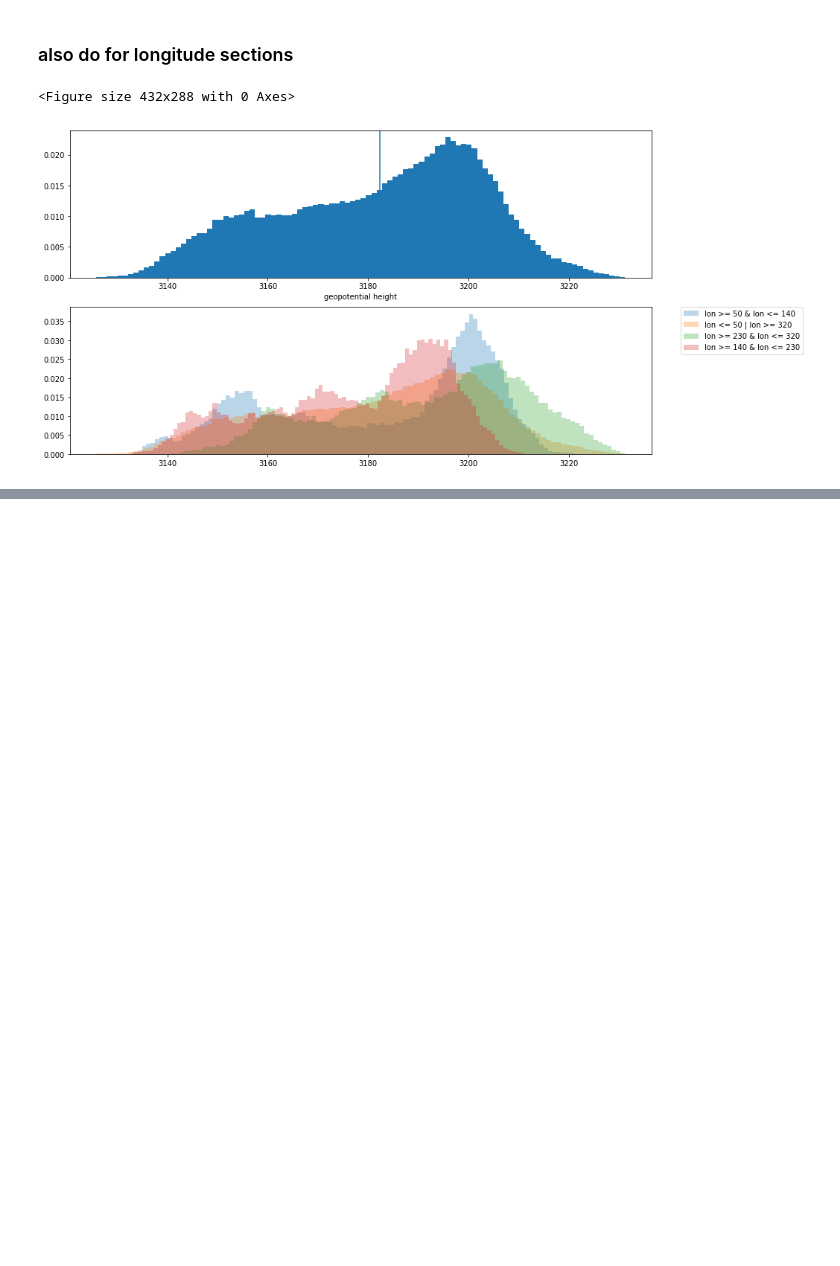
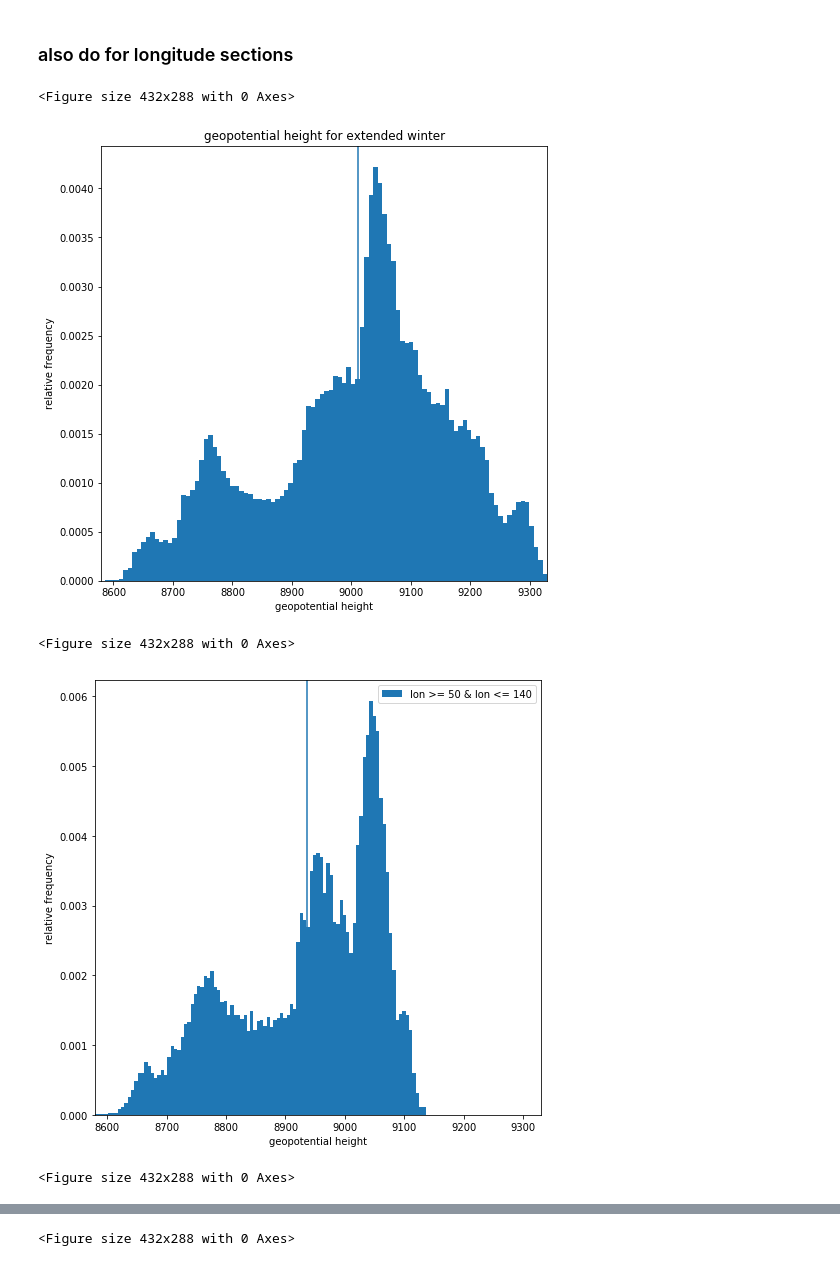
Before and after one commit to csyhuang/python-climate-data-processing, a Jupyter notebook: submission_from_claire/40.5N-processing/40.5N-longsimulation.ipynb, the cells around one changed output, grey strips where cells are left out. Drawn from its saved outputs; the diff is of its cells as text; code cells hidden in the pictures; blank space fills up the shorter version.

```diff
--- a/submission_from_claire/40.5N-processing/40.5N-longsimulation.ipynb
+++ b/submission_from_claire/40.5N-processing/40.5N-longsimulation.ipynb
@@ -163,7 +160,7 @@ def lon_sort(lon):
 # %%
 #get beginning and end of each index
 lon_index_sort = [[i for i in range(240) if lon_sort(i*1.5) == j + 1] for j in range(4)]
-beginning_lons = [entry[i] for entry in lon_index_sort]
+beginning_lons = [entry[0] for entry in lon_index_sort]
 end_lons = [entry[len(entry) - 1] for entry in lon_index_sort]
 
 #now slice up the results
@@ -198,29 +192,43 @@ plt.show()
 # %%
-i = 2
-to_section = lon_sectioned[i]
+def hist_plot(i):
+    to_section = lon_sectioned[i]
+    flat_season = flatten(extended_seasons[i])
 
-plt.clf()
-plt.figure(figsize = (14,8))
+    minx = np.min(flat_season)
+    maxx = np.max(flat_season)
+
+    plt.clf()
+    plt.figure(figsize=(8,8))
+
+    plt.title("geopotential height for extended " + seasons[i])
+    plt.hist(flat_season,
+             bins = 100, density = True)
+    plt.axvline(mean_seasons[i])
+    plt.xlim(xmin = minx, xmax = maxx)
+    plt.xlabel('geopotential height')
+    plt.ylabel('relative frequency')
+    plt.show()
 
 
-plt.subplot(2, 1, 1)
-plt.title(seasons[i])
-plt.hist(flatten(extended_seasons[i]),
-         bins = 100, density = True)
-plt.axvline(mean_seasons[i])
-plt.xlabel('geopotential height')
 
-plt.subplot(2, 1, 2)
-for j in range(4):
-    plt.hist(flatten(to_section[j]), bins = 100,
-             density = True, alpha = 0.3,
-             label = lon_sections[j])
-    #plt.axvline(mean_lons[i][j])
 
-#plt.axvline(mean_lons[i][j], label = "mean")
-plt.legend(bbox_to_anchor=(1.05, 1), loc=2, borderaxespad=0.)
-
-plt.show()
+    for j in range(4):
+        plt.clf()
+        plt.figure(figsize=(8,8))
+        plt.hist(flatten(to_section[j]), bins = 100,
+                 density = True,
+                 label = lon_sections[j])
+        plt.legend()
+        plt.axvline(mean_lons[i][j])
+        plt.xlim(xmin = minx, xmax = maxx)
+        plt.xlabel('geopotential height')
+        plt.ylabel('relative frequency')
+        plt.show()
-# %% [output]
-<Figure size 432x288 with 0 Axes>
-[figure, removed]
+# %%
+hist_plot(0)
+# %% [output]
+<Figure size 432x288 with 0 Axes>
+[figure, added]
+<Figure size 432x288 with 0 Axes>
+[figure, added]
+<Figure size 432x288 with 0 Axes>
@@ -226,0 +236 @@ plt.show()
+<Figure size 432x288 with 0 Axes>
```
Also changed, not shown: parts of 47 cells of this notebook.
